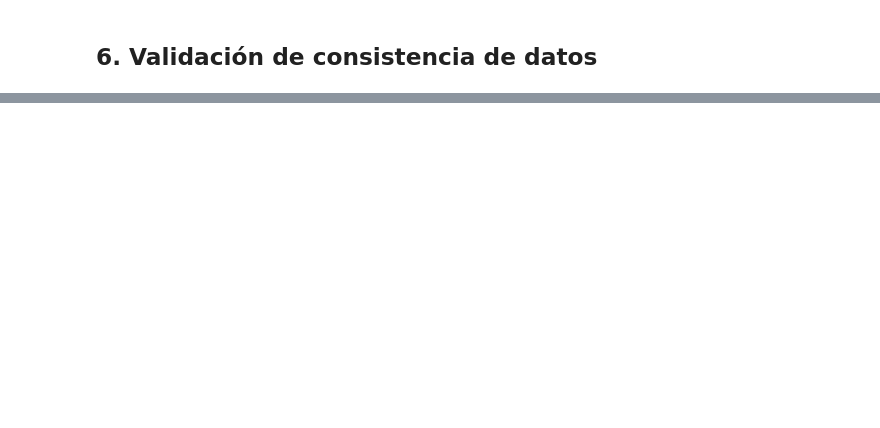
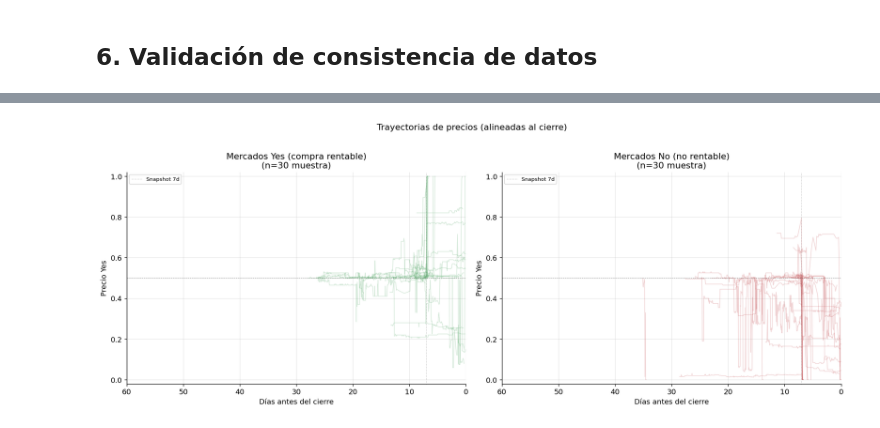
Before and after one commit to Nike2004A/proyecto_polymarket, a Jupyter notebook: notebooks/01_data_exploration.ipynb, the cells around one changed output, grey strips where cells are left out. Cells and saved outputs as stored; diff of their text form; code cells hidden in the pictures; blank space fills up the shorter version.

```diff
--- a/notebooks/01_data_exploration.ipynb
+++ b/notebooks/01_data_exploration.ipynb
@@ -641,0 +1027,49 @@ plt.show()
+# %%
+rng_traj = np.random.default_rng(42)
+yes_ids_sample = df_meta[df_meta['label'] == 1]['id'].sample(30, random_state=42).tolist()
+no_ids_sample  = df_meta[df_meta['label'] == 0]['id'].sample(30, random_state=42).tolist()
+
+fig, axes = plt.subplots(1, 2, figsize=(16, 6))
+
+for ax, ids, label_str, color in [
+    (axes[0], yes_ids_sample, 'Yes (compra rentable)', PALETTE[2]),
+    (axes[1], no_ids_sample,  'No (no rentable)',      PALETTE[3]),
+]:
+    plotted = 0
+    for mid in ids:
+        hist = price_histories.get(str(mid), [])
+        if len(hist) < 3:
+            continue
+        row = df_meta[df_meta['id'] == str(mid)]
+        if row.empty:
+            continue
+        end_dt = row.iloc[0]['end_date']
+        if pd.isna(end_dt):
+            continue
+        pts = sorted(hist, key=lambda p: p.get('t', 0))
+        times = [pd.to_datetime(p['t'], unit='s', utc=True) for p in pts]
+        prices = [float(p['p']) for p in pts]
+        days_before = [(end_dt - t).total_seconds() / 86400 for t in times]
+        # Only plot points within 60 days before end
+        pairs = [(d, p) for d, p in zip(days_before, prices) if 0 <= d <= 60]
+        if len(pairs) < 2:
+            continue
+        days_b, prcs = zip(*pairs)
+        ax.plot(days_b, prcs, alpha=0.25, color=color, linewidth=0.9)
+        plotted += 1
+
+    ax.invert_xaxis()
+    ax.set_xlim(60, 0)
+    ax.set_ylim(-0.02, 1.02)
+    ax.set_xlabel('Días antes del cierre')
+    ax.set_ylabel('Precio Yes')
+    ax.set_title(f'Mercados {label_str}\n(n=30 muestra)')
+    ax.axhline(0.5, color='k', lw=0.6, linestyle='--', alpha=0.4)
+    ax.axvline(7, color='gray', lw=0.8, linestyle=':', alpha=0.6, label='Snapshot 7d')
+    ax.legend(fontsize=8)
+
+plt.suptitle('Trayectorias de precios (alineadas al cierre)', y=1.02)
+plt.tight_layout()
+plt.show()
+# %% [output]
+[figure, added]
```
Also changed, not shown: parts of 46 cells of this notebook, 1 other file.
